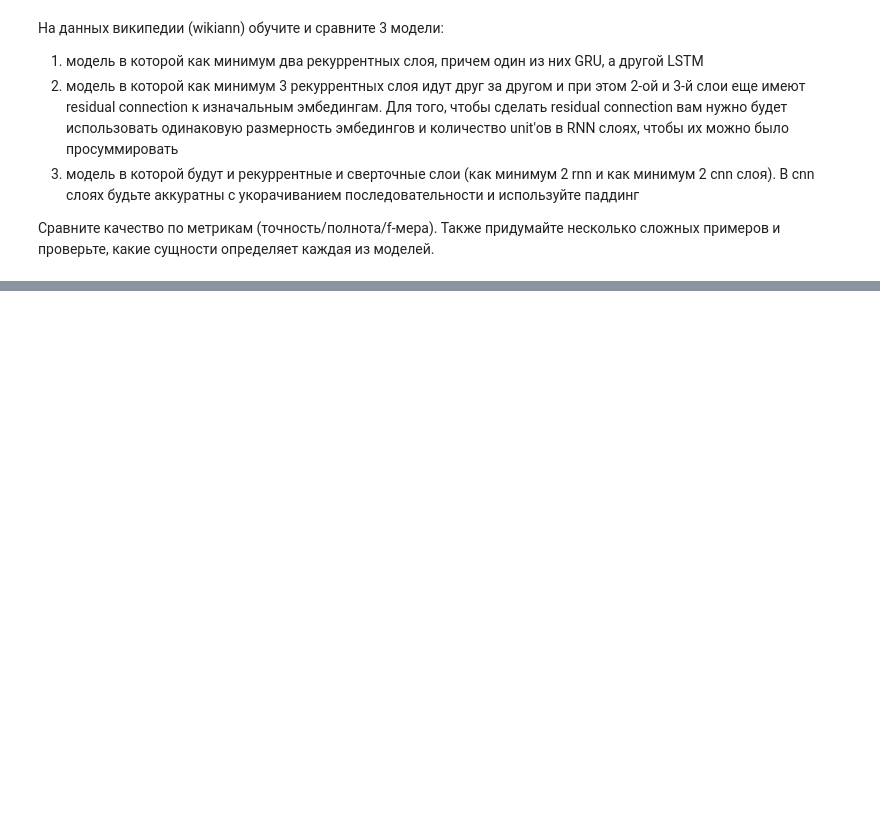
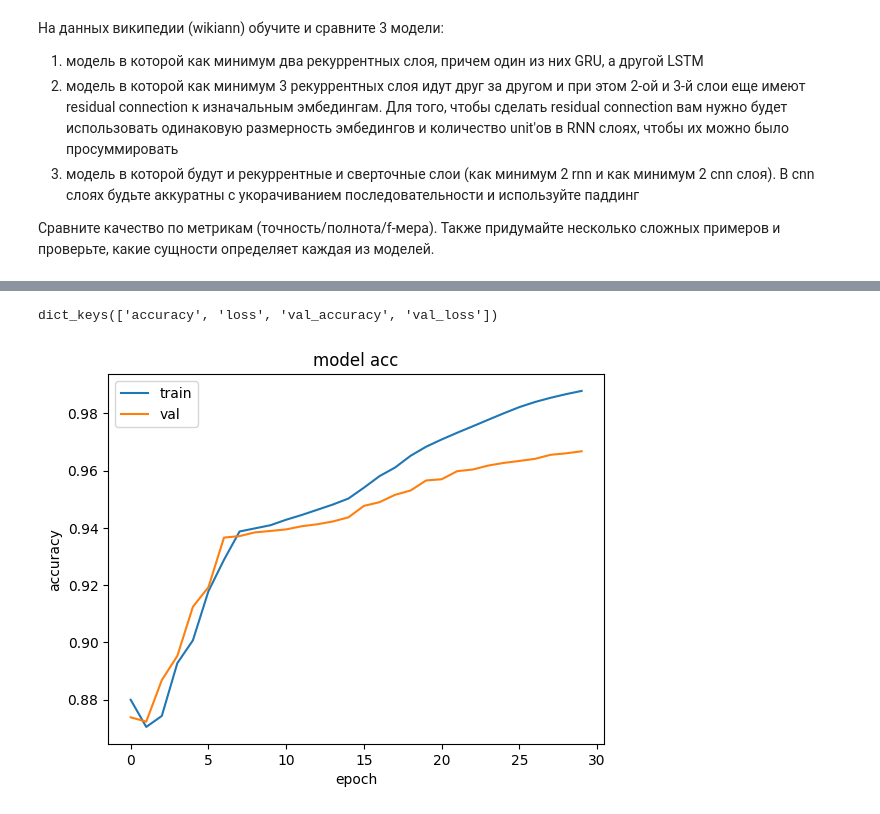
Before and after one commit to smertlove/compling_nlp_hw, a Jupyter notebook: hw7_rnn_ner/homework.ipynb, the cells around one changed output, grey strips where cells are left out. Cells and saved outputs as stored; diff of their text form; code cells hidden in the pictures; blank space fills up the shorter version.

```diff
--- a/hw7_rnn_ner/homework.ipynb
+++ b/hw7_rnn_ner/homework.ipynb
@@ -440,0 +633,32 @@ from datasets import load_dataset
+# %%
+class ThreeRnnsTwoConcats(TwoRnnLayers):
+    """
+       модель в которой как минимум 3 рекуррентных слоя идут друг за другом
+       и при этом 2-ой и 3-й слои еще имеют residual connection к изначальным эмбедингам.
+       Для того, чтобы сделать residual connection вам нужно будет использовать одинаковую размерность эмбедингов
+       и количество unit'ов в RNN слоях, чтобы их можно было просуммировать
+    """
+
+    def __init__(self, input_layer_dim: int, output_layer_dim: int):
+        inputs = keras.layers.Input(shape=(self.MAX_LEN,))
+        embeddings = keras.layers.Embedding(input_dim=input_layer_dim, output_dim=100)(inputs, )
+
+        layer_1 = keras.layers.LSTM(100, return_sequences=True)(embeddings)
+
+        layer_2 = keras.layers.LSTM(100, return_sequences=True)(layer_1)
+        concat1 = keras.layers.concatenate((layer_2, embeddings))
+
+        layer_3 = keras.layers.LSTM(100, return_sequences=True)(concat1)
+        concat2 = keras.layers.concatenate((layer_3, embeddings))
+
+        softmax_layer = keras.layers.Dense(output_layer_dim, activation='softmax')(concat2)
+
+        self.model = keras.Model(inputs=inputs, outputs=softmax_layer)
+
+        self.model.compile(
+            optimizer='adam',
+            loss='sparse_categorical_crossentropy',
+            metrics=['accuracy']
+        )
+# %%
+three_rnns = ThreeRnnsTwoConcats(len(word2id), len(label2id))
@@ -440,0 +690,2 @@ from datasets import load_dataset
+# %%
+three_rnns.fit(X, X_test, y, y_test)
@@ -440,0 +710,5 @@ from datasets import load_dataset
+# %%
+three_rnns.plot()
+# %% [output]
+dict_keys(['accuracy', 'loss', 'val_accuracy', 'val_loss'])
+[figure, added]
```
Also changed, not shown: parts of 43 cells of this notebook.
